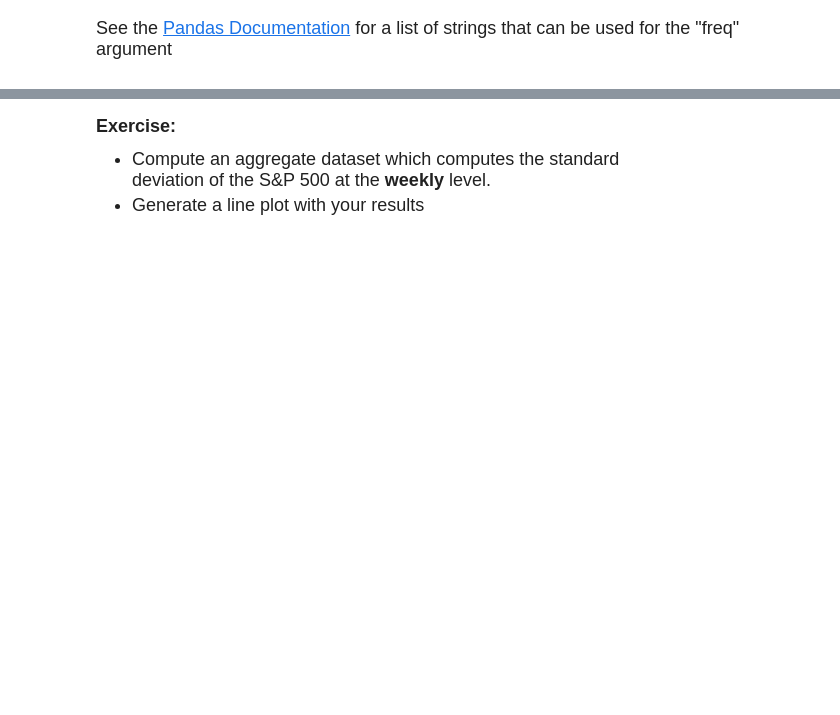
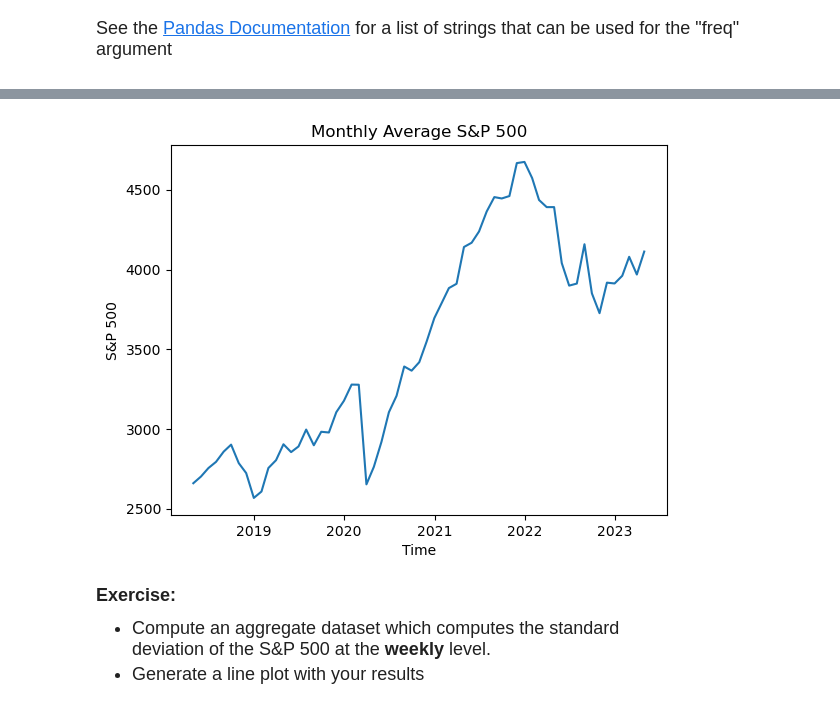
Before and after one commit to savvyscott27/qtm151fall2025, a Jupyter notebook: Lecture_19-more_time_series/Lecture19_MYCOPY.ipynb, the cells around one changed output, grey strips where cells are left out. Drawn from its saved outputs; the diff is of its cells as text; code cells hidden in the pictures; blank space fills up the shorter version.

```diff
--- a/Lecture_19-more_time_series/Lecture19_MYCOPY.ipynb
+++ b/Lecture_19-more_time_series/Lecture19_MYCOPY.ipynb
@@ -243,3 +243,8 @@ HINT: Refer to the table of format codes <br>
 # %%
 # In "freq" specify the letter for the level of aggregation
 # There are also more advanced options!
+
+month_config = pd.Grouper(key = "date", freq = "ME")
+
+print(month_config)
+print(type(month_config))
@@ -253,3 +261,7 @@ See the [Pandas Documentation](https://pandas.pydata.org/pandas-docs/stable/user
 # The ".reset_index()" option ensures that the grouper is
 # converted to a column. This is important for plotting.
 # There's a lot of options too
+
+monthlydata = df_financial.groupby(month_config).agg(sp500_mean = ("sp500", "mean")).reset_index()
+
+monthlydata
@@ -256,5 +282,13 @@ See the [Pandas Documentation](https://pandas.pydata.org/pandas-docs/stable/user
 # %%
 # Plot the monthly average
+
+plt.plot("date", "sp500_mean", data = monthlydata)
+plt.xlabel("Time")
+plt.ylabel("S&P 500")
+plt.title("Monthly Average S&P 500")
+plt.show()
+# %% [output]
+[figure, added]
 # %% [markdown]
 <font size = "4">
 
```
Also changed, not shown: parts of 9 cells of this notebook.
